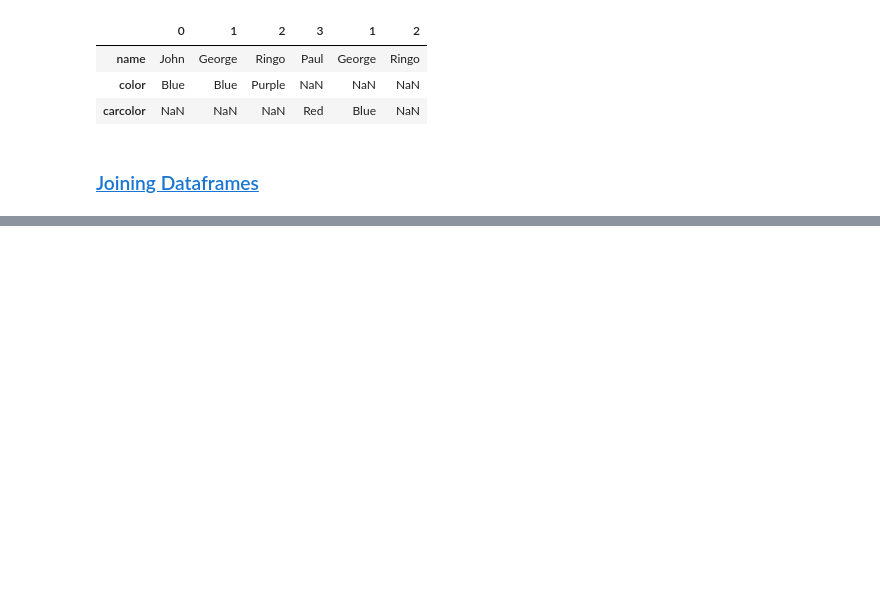
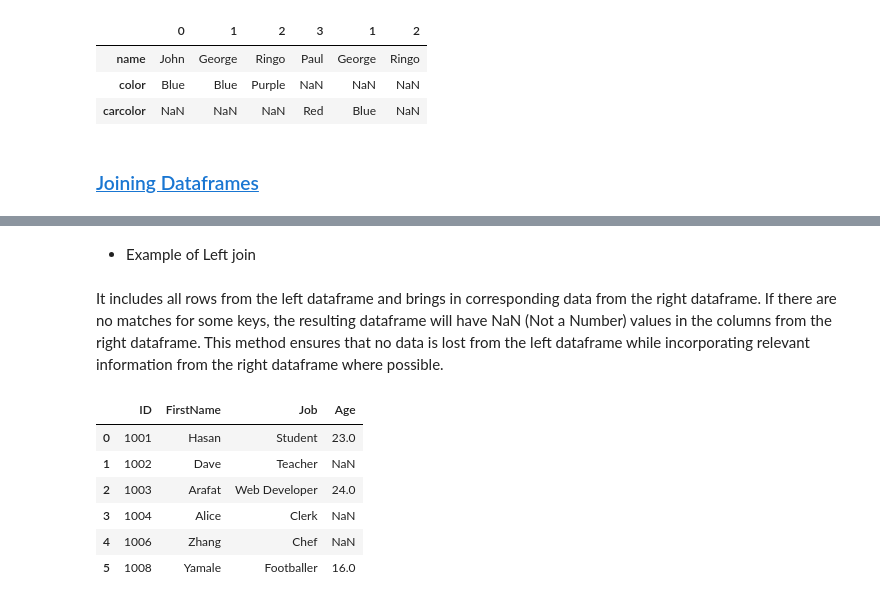
Before and after one commit to AindreaAjax/ML_Introduction, a Jupyter notebook: Pandas/04_DataFrames.ipynb, the cells around one changed output, grey strips where cells are left out. Saved outputs shown, nothing was run; the diff lists cells and outputs as text; code cells hidden in the pictures; blank space fills up the shorter version.

```diff
--- a/Pandas/04_DataFrames.ipynb
+++ b/Pandas/04_DataFrames.ipynb
@@ -1698,0 +1784,14 @@ Often the .merge() method is preffered as, the .join() method is meant for joini
+# %% [markdown]
+- Example of Left join
+# %% [markdown]
+It includes all rows from the left dataframe and brings in corresponding data from the right dataframe. If there are no matches for some keys, the resulting dataframe will have NaN (Not a Number) values in the columns from the right dataframe. This method ensures that no data is lost from the left dataframe while incorporating relevant information from the right dataframe where possible.
+# %%
+df1.merge(df2, how="left")
+# %% [output]
+|  | ID | FirstName | Job | Age |
+| 0 | 1001 | Hasan | Student | 23.0 |
+| 1 | 1002 | Dave | Teacher | NaN |
+| 2 | 1003 | Arafat | Web Developer | 24.0 |
+| 3 | 1004 | Alice | Clerk | NaN |
+| 4 | 1006 | Zhang | Chef | NaN |
+| 5 | 1008 | Yamale | Footballer | 16.0 |
```
Also changed, not shown: parts of 38 cells of this notebook.
